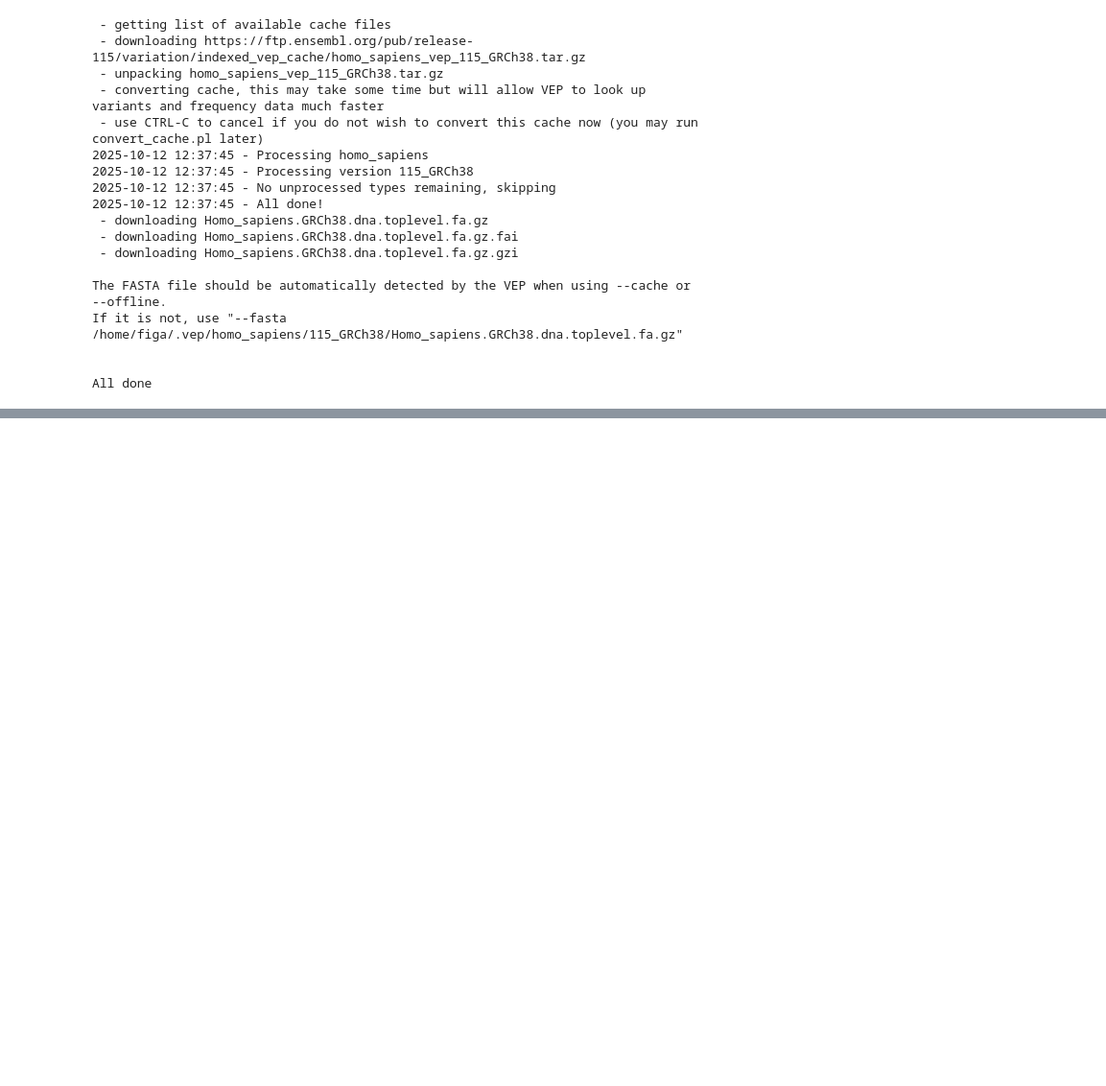
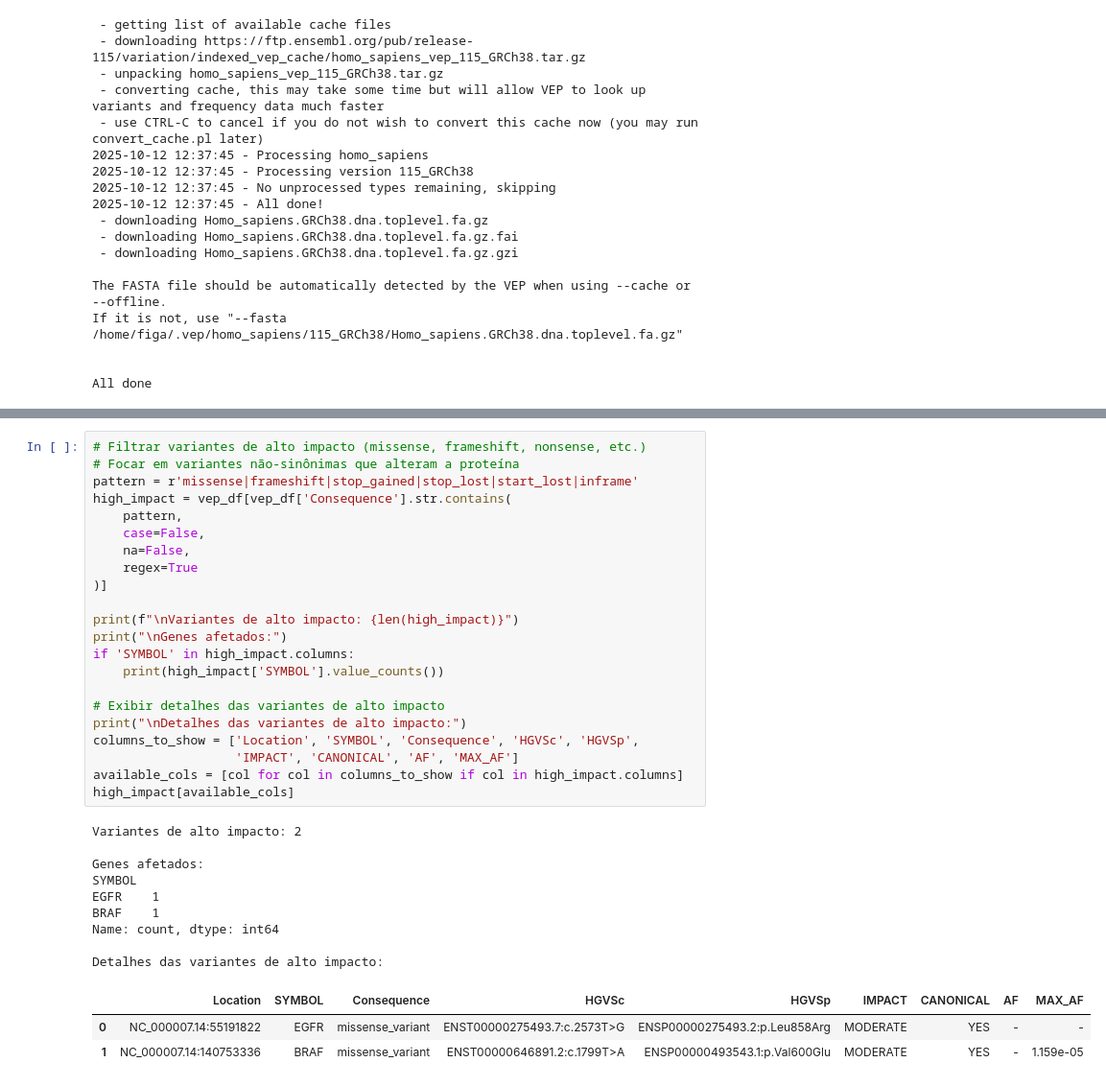
Before and after one commit to Caiofiga/Metagenomics-Course, a Jupyter notebook: Atividade_Complementar/AtividadeComplementar.ipynb, the cells around one changed output, grey strips where cells are left out. Shown at 96% size. Drawn from its saved outputs; the diff is of its cells as text; blank space fills up the shorter version.

```diff
--- a/Atividade_Complementar/AtividadeComplementar.ipynb
+++ b/Atividade_Complementar/AtividadeComplementar.ipynb
@@ -211,0 +255,35 @@ vep -i gatk/patient-marfan-syndrom-host-variants.vcf.gz \
+# %%
+# Filtrar variantes de alto impacto (missense, frameshift, nonsense, etc.)
+# Focar em variantes não-sinônimas que alteram a proteína
+pattern = r'missense|frameshift|stop_gained|stop_lost|start_lost|inframe'
+high_impact = vep_df[vep_df['Consequence'].str.contains(
+    pattern,
+    case=False,
+    na=False,
+    regex=True
+)]
+
+print(f"\nVariantes de alto impacto: {len(high_impact)}")
+print("\nGenes afetados:")
+if 'SYMBOL' in high_impact.columns:
+    print(high_impact['SYMBOL'].value_counts())
+
+# Exibir detalhes das variantes de alto impacto
+print("\nDetalhes das variantes de alto impacto:")
+columns_to_show = ['Location', 'SYMBOL', 'Consequence', 'HGVSc', 'HGVSp',
+                   'IMPACT', 'CANONICAL', 'AF', 'MAX_AF']
+available_cols = [col for col in columns_to_show if col in high_impact.columns]
+high_impact[available_cols]
+# %% [output]
+Variantes de alto impacto: 2
+
+Genes afetados:
+SYMBOL
+EGFR    1
+BRAF    1
+Name: count, dtype: int64
+
+Detalhes das variantes de alto impacto:
+|  | Location | SYMBOL | Consequence | HGVSc | HGVSp | IMPACT | CANONICAL | AF | MAX_AF |
+| 0 | NC_000007.14:55191822 | EGFR | missense_variant | ENST00000275493.7:c.2573T>G | ENSP00000275493.2:p.Leu858Arg | MODERATE | YES | - | - |
+| 1 | NC_000007.14:140753336 | BRAF | missense_variant | ENST00000646891.2:c.1799T>A | ENSP00000493543.1:p.Val600Glu | MODERATE | YES | - | 1.159e-05 |
```
Also changed, not shown: parts of 10 cells of this notebook.
